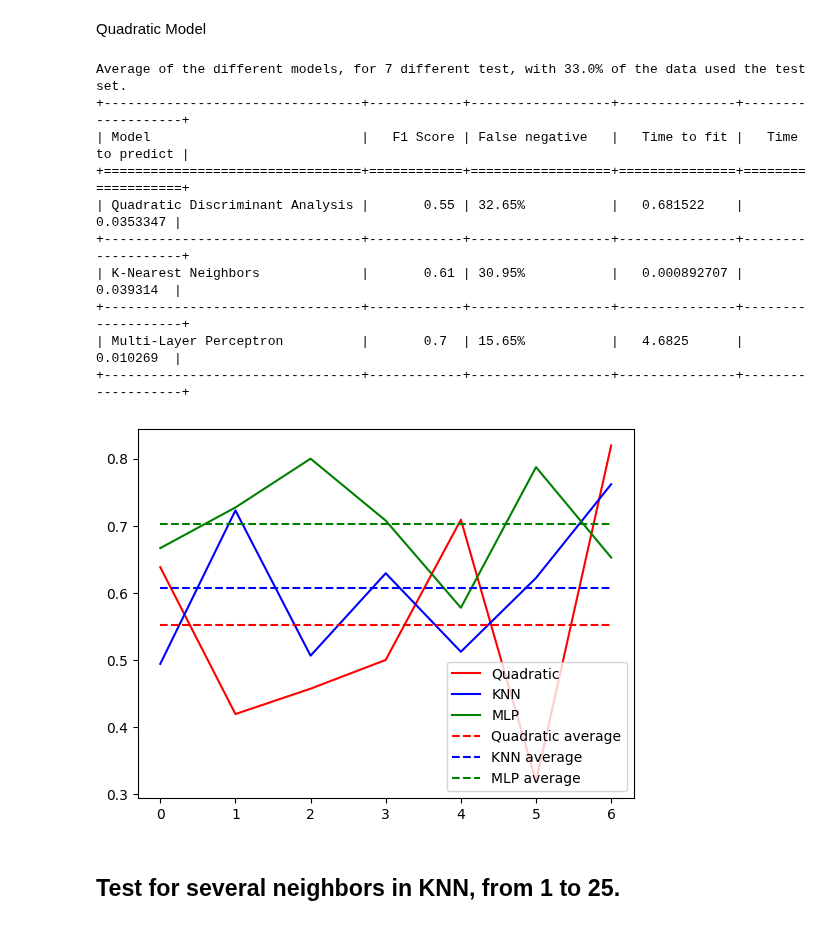
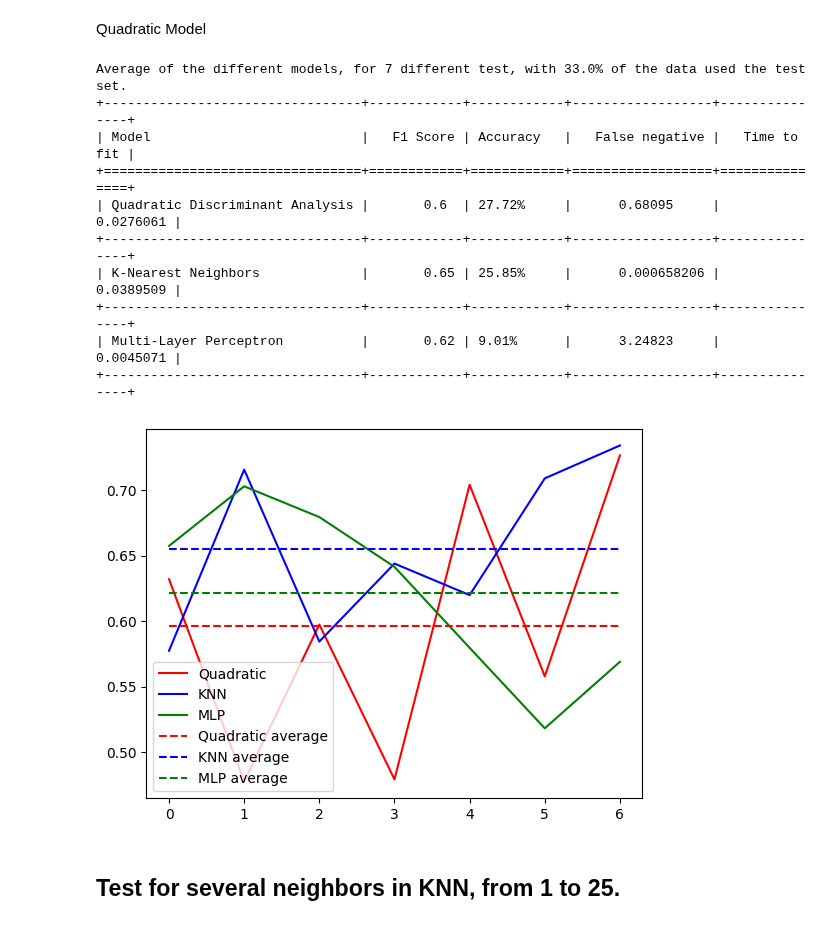
Before and after one commit to Thib99/MLLD-2024-NPT, a Jupyter notebook: main.ipynb, the cells around one changed output. Saved outputs shown, nothing was run; the diff lists cells and outputs as text; code cells hidden in the pictures.

```diff
--- a/main.ipynb
+++ b/main.ipynb
@@ -121,11 +121,11 @@ Quadratic Model
 r_state = [914, 895, 365, 264, 59, 500, 129]
 pourcentage_of_test_data = 0.33
 # %%
-# We define all the models that are we gonna use
+# We define all the best models out of the knn and the mlp that are we gonna use
 
 reg_Quadra = QuadraticDiscriminantAnalysis()
-reg_KNN = KNeighborsClassifier(n_neighbors=3)
-reg_MLP = MLPClassifier(max_iter=10000, solver='lbfgs', alpha=1e-5, hidden_layer_sizes=(8, 5))
+reg_KNN = KNeighborsClassifier(n_neighbors=1)
+reg_MLP = MLPClassifier(max_iter=10000, solver='adam', learning_rate_init=0.0001 , alpha=1e-5, hidden_layer_sizes=(12, 11))
 
 # Dictionary to map readable names to model abbreviations
 pretty_Names = {'quadra':'Quadratic Discriminant Analysis', 'knn':'K-Nearest Neighbors', 'mlp':'Multi-Layer Perceptron'}
@@ -137,6 +137,7 @@ data = {'quadra':{}, 'knn':{}, 'mlp':{}}
 for key in data.keys():
     data[key]['f1'] = []
     data[key]['false_negatif'] = []
+    data[key]['accuracy'] = []
     data[key]['time_fit'] = 0
     data[key]['time_predict'] = 0
 
@@ -158,52 +159,54 @@ for int_state in r_state:
         end_predict = time.time()         # End time for prediction
 
         # Calculating metrics and times
-        data[name]['f1'].append(f1_score(Y_test, result))                                  # F1 score
+        data[name]['f1'].append(f1_score(Y_test, result, average='weighted'))                                  # F1 score
         data[name]['false_negatif'].append(confusion_matrix(Y_test, result).ravel()[2])    # False negatives
+        data[name]['accuracy'].append(balanced_accuracy_score(Y_test, result))             # Balanced accuracy score
         data[name]['time_fit'] += end_fit - start_time                                     # Accumulated fitting time
         data[name]['time_predict'] += end_predict - end_fit                                # Accumulated prediction time
 
 # Part to display the results
 
 # Print the results in a table
 output_data = []
 for key in data.keys():
     name = pretty_Names.get(key)                                                        # Readable name of the model
     f1 = np.mean(data[key]['f1']).round(2)                                              # Average F1 score
+    balanced_acc = np.mean(data[key]['accuracy']).round(2)                      # Average balanced accuracy
     f_neg = str((np.mean(data[key]['false_negatif'])/len(Y_test)*100).round(2)) + '%'   # Average false negatives
     time_fit = (data[key]['time_fit']/len(r_state))                                     # Average fitting time
     time_predict = (data[key]['time_predict']/len(r_state))                             # Average prediction time
     output_data.append([name, f1, f_neg, time_fit, time_predict])
 
 # Print the results in a tabular format
 print(f"Average of the different models, for {len(r_state)} different test, with {pourcentage_of_test_data*100}% of the data used the test set.")
-print(tabulate(output_data, headers=['Model', 'F1 Score', 'False negative', 'Time to fit', 'Time to predict'], tablefmt='grid'))
+print(tabulate(output_data, headers=['Model', 'F1 Score','Accuracy', 'False negative', 'Time to fit', 'Time to predict'], tablefmt='grid'))
 
 
 # Plot a graph of the score for each model and for each iterration with a other curve for the average
 plt.plot(data['quadra']['f1'], label='Quadratic', color='red')  # F1 scores for Quadratic Discriminant Analysis model
 plt.plot(data['knn']['f1'], label='KNN', color='blue')          # F1 scores for K-Nearest Neighbors model
 plt.plot(data['mlp']['f1'], label='MLP', color='green')         # F1 scores for Multi-Layer Perceptron model
 
 # Dashed lines to represent the average F1 for each model
 plt.plot([sum(data['quadra']['f1'])/len(data['quadra']['f1'])]*len(data['quadra']['f1']), label='Quadratic average',   color='red', linestyle='--')
 plt.plot([sum(data['knn']['f1'])/len(data['knn']['f1'])]*len(data['knn']['f1']), label='KNN average', color='blue', linestyle='--')
 plt.plot([sum(data['mlp']['f1'])/len(data['mlp']['f1'])]*len(data['mlp']['f1']), label='MLP average', color='green', linestyle='--')
 
 plt.legend()        # Add legend to the plot
 plt.show()          # Show the plot
 # %% [output]
 Average of the different models, for 7 different test, with 33.0% of the data used the test set.
-+---------------------------------+------------+------------------+---------------+-------------------+
-| Model                           |   F1 Score | False negative   |   Time to fit |   Time to predict |
-+=================================+============+==================+===============+===================+
-| Quadratic Discriminant Analysis |       0.55 | 32.65%           |   0.681522    |         0.0353347 |
-+---------------------------------+------------+------------------+---------------+-------------------+
-| K-Nearest Neighbors             |       0.61 | 30.95%           |   0.000892707 |         0.039314  |
-+---------------------------------+------------+------------------+---------------+-------------------+
-| Multi-Layer Perceptron          |       0.7  | 15.65%           |   4.6825      |         0.010269  |
-+---------------------------------+------------+------------------+---------------+-------------------+
++---------------------------------+------------+------------+------------------+---------------+
+| Model                           |   F1 Score | Accuracy   |   False negative |   Time to fit |
++=================================+============+============+==================+===============+
+| Quadratic Discriminant Analysis |       0.6  | 27.72%     |      0.68095     |     0.0276061 |
++---------------------------------+------------+------------+------------------+---------------+
+| K-Nearest Neighbors             |       0.65 | 25.85%     |      0.000658206 |     0.0389509 |
++---------------------------------+------------+------------+------------------+---------------+
+| Multi-Layer Perceptron          |       0.62 | 9.01%      |      3.24823     |     0.0045071 |
++---------------------------------+------------+------------+------------------+---------------+
-[figure, old version]
+[figure, new version]
 # %% [markdown]
 <h2>Test for several neighbors in KNN, from 1 to 25.</h2>
 # %%
```
Also changed, not shown: parts of 8 cells of this notebook, 1 other file.
